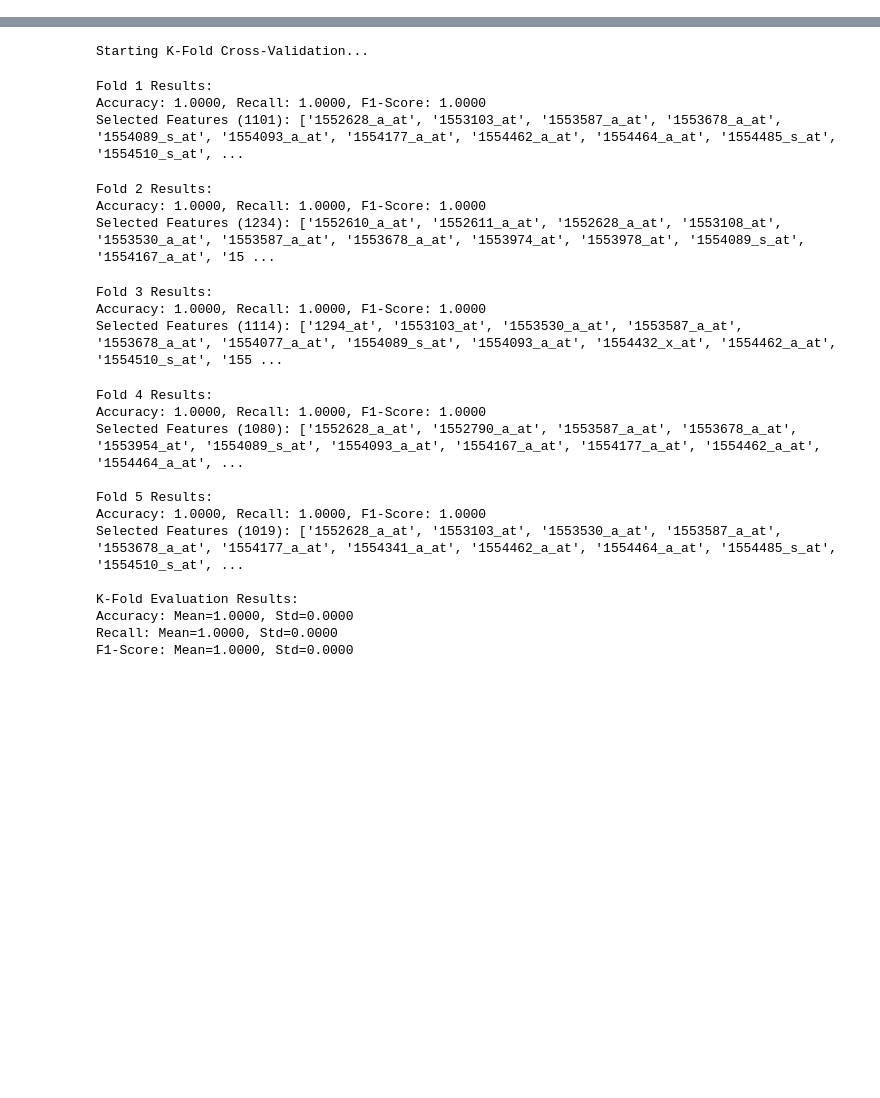
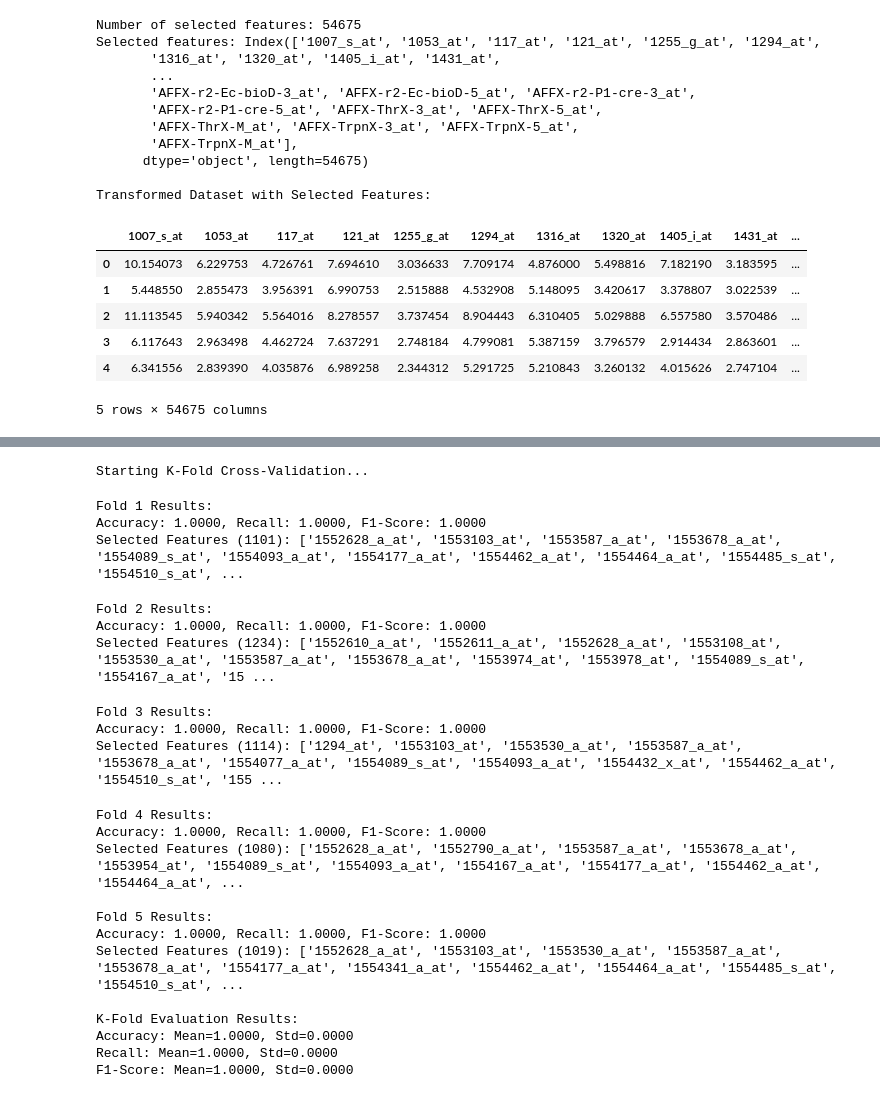
Before and after one commit to PhongCT1105/Cancer_Detector, a Jupyter notebook: Bladder.ipynb, the cells around one changed output, grey strips where cells are left out. Drawn from its saved outputs; the diff is of its cells as text; code cells hidden in the pictures; blank space fills up the shorter version.

Commit message:
Update feature selection method

```diff
--- a/Bladder.ipynb
+++ b/Bladder.ipynb
@@ -159,0 +110,42 @@ Selected features: 500
+# %%
+# Method 1: Variance Threshold (Assume Features with higher variance => better)
+
+from sklearn.feature_selection import VarianceThreshold
+import pandas as pd
+
+# Get X and Y
+
+target = 'cancer_type'
+X = df.drop(columns=target)
+y = df[target]
+
+threshold = 0.001
+selector = VarianceThreshold(threshold=threshold)
+X_var = selector.fit_transform(X)
+
+selected_feature_indices = selector.get_support(indices=True)
+selected_feature_names = X.columns[selected_feature_indices]
+X_var_df = pd.DataFrame(X_var, columns=selected_feature_names)
+print(f"Number of selected features: {len(selected_feature_names)}")
+print(f"Selected features: {selected_feature_names}")
+print("\nTransformed Dataset with Selected Features:")
+display(X_var_df.head())
+# %% [output]
+Number of selected features: 54675
+Selected features: Index(['1007_s_at', '1053_at', '117_at', '121_at', '1255_g_at', '1294_at',
+       '1316_at', '1320_at', '1405_i_at', '1431_at',
+       ...
+       'AFFX-r2-Ec-bioD-3_at', 'AFFX-r2-Ec-bioD-5_at', 'AFFX-r2-P1-cre-3_at',
+       'AFFX-r2-P1-cre-5_at', 'AFFX-ThrX-3_at', 'AFFX-ThrX-5_at',
+       'AFFX-ThrX-M_at', 'AFFX-TrpnX-3_at', 'AFFX-TrpnX-5_at',
+       'AFFX-TrpnX-M_at'],
+      dtype='object', length=54675)
+
+Transformed Dataset with Selected Features:
+|  | 1007_s_at | 1053_at | 117_at | 121_at | 1255_g_at | 1294_at | 1316_at | 1320_at | 1405_i_at | 1431_at | ... |
+| 0 | 10.154073 | 6.229753 | 4.726761 | 7.694610 | 3.036633 | 7.709174 | 4.876000 | 5.498816 | 7.182190 | 3.183595 | ... |
+| 1 | 5.448550 | 2.855473 | 3.956391 | 6.990753 | 2.515888 | 4.532908 | 5.148095 | 3.420617 | 3.378807 | 3.022539 | ... |
+| 2 | 11.113545 | 5.940342 | 5.564016 | 8.278557 | 3.737454 | 8.904443 | 6.310405 | 5.029888 | 6.557580 | 3.570486 | ... |
+| 3 | 6.117643 | 2.963498 | 4.462724 | 7.637291 | 2.748184 | 4.799081 | 5.387159 | 3.796579 | 2.914434 | 2.863601 | ... |
+| 4 | 6.341556 | 2.839390 | 4.035876 | 6.989258 | 2.344312 | 5.291725 | 5.210843 | 3.260132 | 4.015626 | 2.747104 | ... |
+5 rows × 54675 columns
```
Also changed, not shown: parts of 13 cells of this notebook.
